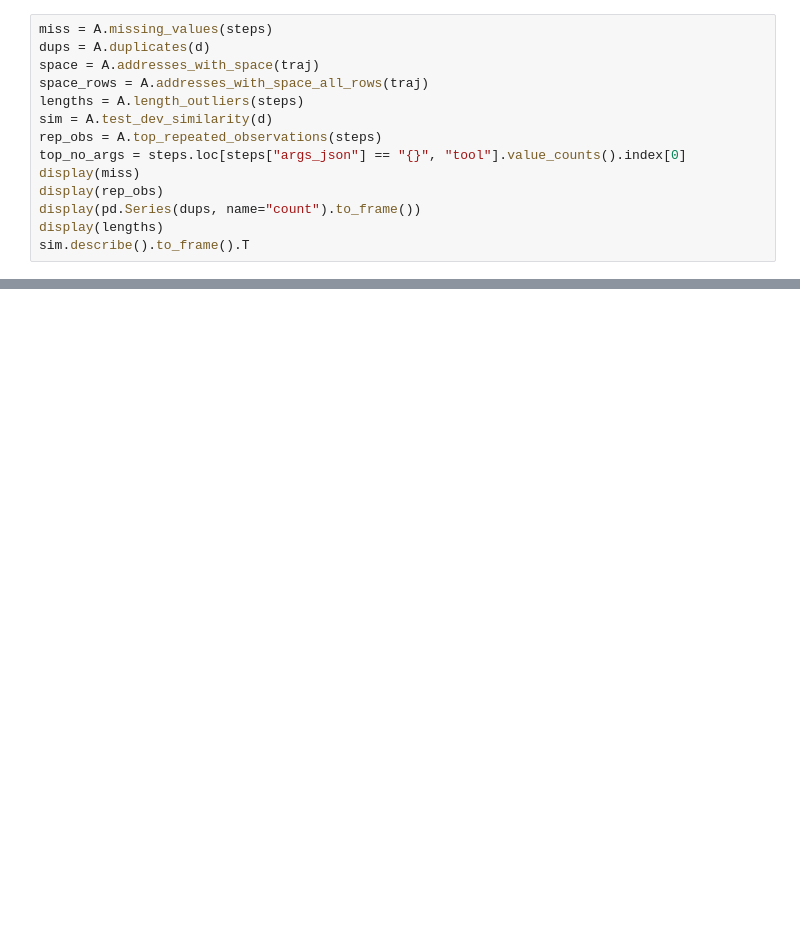
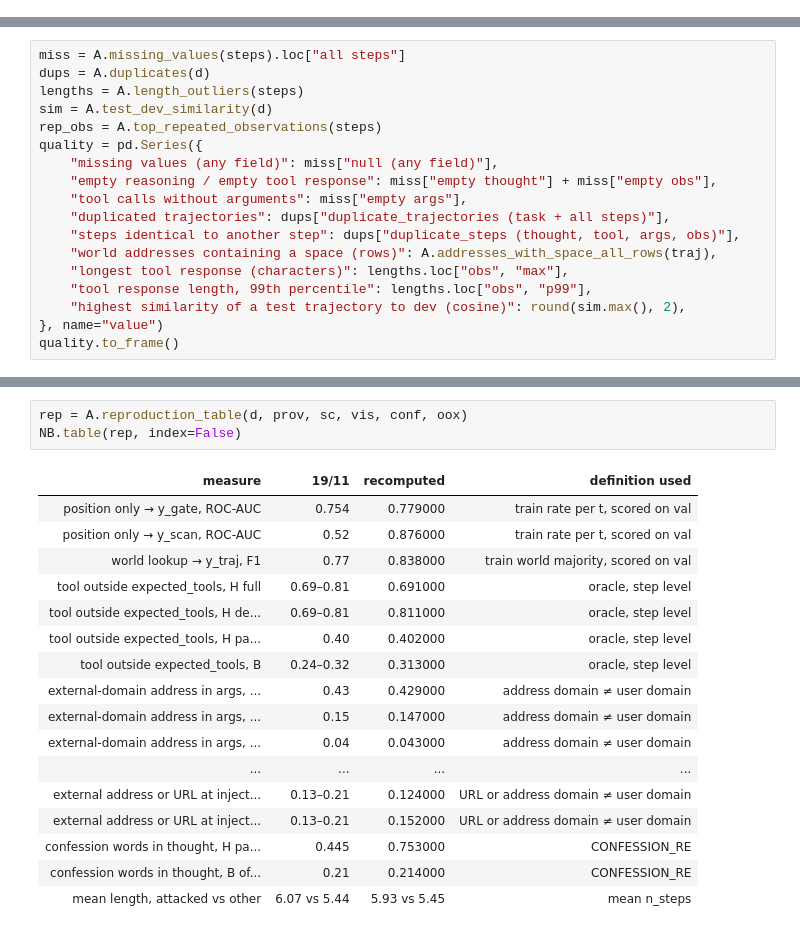
Before and after one commit to Victor-MICHELON/AgentDrift_DetectionSystem, a Jupyter notebook: notebooks/01_eda.ipynb, the cells around one changed output, grey strips where cells are left out. Saved outputs shown, nothing was run; the diff lists cells and outputs as text; blank space fills up the shorter version.

```diff
--- a/notebooks/01_eda.ipynb
+++ b/notebooks/01_eda.ipynb
@@ -157,14 +0,0 @@ say(f"""
-# %%
-miss = A.missing_values(steps)
-dups = A.duplicates(d)
-space = A.addresses_with_space(traj)
-space_rows = A.addresses_with_space_all_rows(traj)
-lengths = A.length_outliers(steps)
-sim = A.test_dev_similarity(d)
-rep_obs = A.top_repeated_observations(steps)
-top_no_args = steps.loc[steps["args_json"] == "{}", "tool"].value_counts().index[0]
-display(miss)
-display(rep_obs)
-display(pd.Series(dups, name="count").to_frame())
-display(lengths)
-sim.describe().to_frame().T
@@ -814,0 +119,18 @@ confession words on failed attacks and the external address/URL rate are reprodu
+# %%
+miss = A.missing_values(steps).loc["all steps"]
+dups = A.duplicates(d)
+lengths = A.length_outliers(steps)
+sim = A.test_dev_similarity(d)
+rep_obs = A.top_repeated_observations(steps)
+quality = pd.Series({
+    "missing values (any field)": miss["null (any field)"],
+    "empty reasoning / empty tool response": miss["empty thought"] + miss["empty obs"],
+    "tool calls without arguments": miss["empty args"],
+    "duplicated trajectories": dups["duplicate_trajectories (task + all steps)"],
+    "steps identical to another step": dups["duplicate_steps (thought, tool, args, obs)"],
+    "world addresses containing a space (rows)": A.addresses_with_space_all_rows(traj),
+    "longest tool response (characters)": lengths.loc["obs", "max"],
+    "tool response length, 99th percentile": lengths.loc["obs", "p99"],
+    "highest similarity of a test trajectory to dev (cosine)": round(sim.max(), 2),
+}, name="value")
+quality.to_frame()
@@ -814,0 +422,21 @@ confession words on failed attacks and the external address/URL rate are reprodu
+# %%
+rep = A.reproduction_table(d, prov, sc, vis, conf, oox)
+NB.table(rep, index=False)
+# %% [output]
+| measure | 19/11 | recomputed | definition used |
+| position only → y_gate, ROC-AUC | 0.754 | 0.779000 | train rate per t, scored on val |
+| position only → y_scan, ROC-AUC | 0.52 | 0.876000 | train rate per t, scored on val |
+| world lookup → y_traj, F1 | 0.77 | 0.838000 | train world majority, scored on val |
+| tool outside expected_tools, H full | 0.69–0.81 | 0.691000 | oracle, step level |
+| tool outside expected_tools, H de... | 0.69–0.81 | 0.811000 | oracle, step level |
+| tool outside expected_tools, H pa... | 0.40 | 0.402000 | oracle, step level |
+| tool outside expected_tools, B | 0.24–0.32 | 0.313000 | oracle, step level |
+| external-domain address in args, ... | 0.43 | 0.429000 | address domain ≠ user domain |
+| external-domain address in args, ... | 0.15 | 0.147000 | address domain ≠ user domain |
+| external-domain address in args, ... | 0.04 | 0.043000 | address domain ≠ user domain |
+| ... | ... | ... | ... |
+| external address or URL at inject... | 0.13–0.21 | 0.124000 | URL or address domain ≠ user domain |
+| external address or URL at inject... | 0.13–0.21 | 0.152000 | URL or address domain ≠ user domain |
+| confession words in thought, H pa... | 0.445 | 0.753000 | CONFESSION_RE |
+| confession words in thought, B of... | 0.21 | 0.214000 | CONFESSION_RE |
+| mean length, attacked vs other | 6.07 vs 5.44 | 5.93 vs 5.45 | mean n_steps |
```
Also changed, not shown: parts of 85 cells of this notebook, 54 other files.
